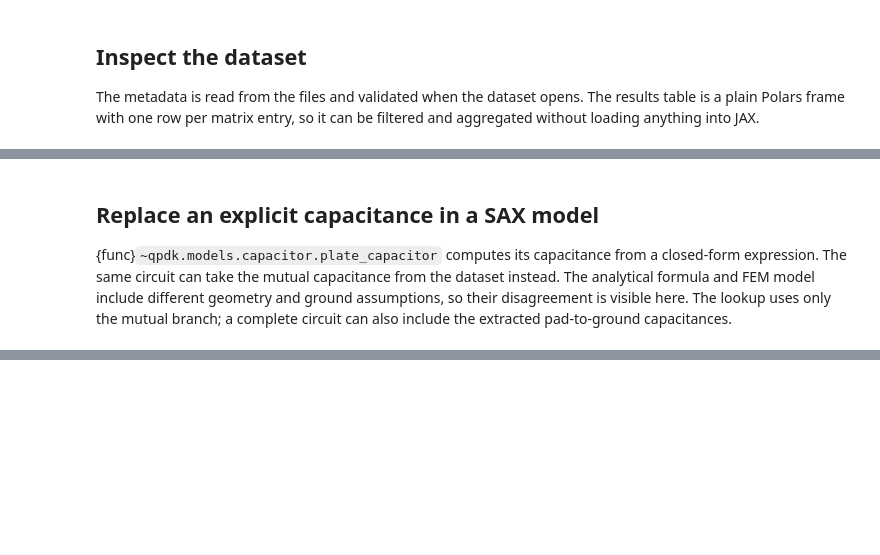
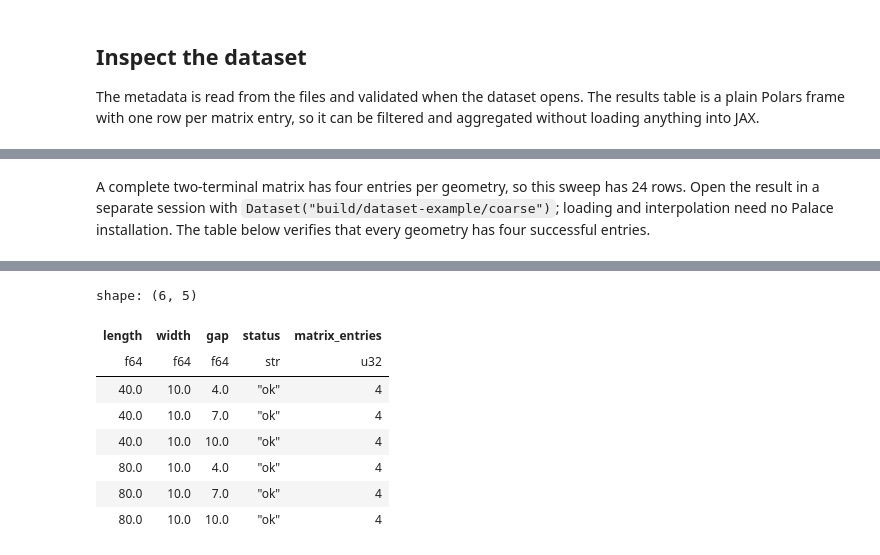
Before and after one commit to gdsfactory/quantum-rf-pdk, a Jupyter notebook: notebooks/fem_dataset_lookup.ipynb, the cells around one changed output, grey strips where cells are left out. Cells and saved outputs as stored; diff of their text form; code cells hidden in the pictures; blank space fills up the shorter version.

```diff
--- a/notebooks/fem_dataset_lookup.ipynb
+++ b/notebooks/fem_dataset_lookup.ipynb
@@ -226,42 +220,16 @@ plt.show()
 # %% [markdown]
-## Replace an explicit capacitance in a SAX model
-
-{func}`~qpdk.models.capacitor.plate_capacitor` computes its capacitance from a
-closed-form expression. The same circuit can take the mutual capacitance from
-the dataset instead. The analytical formula and FEM model include different
-geometry and ground assumptions, so their disagreement is visible here. The
-lookup uses only the mutual branch; a complete circuit can also include the
-extracted pad-to-ground capacitances.
+A complete two-terminal matrix has four entries per geometry, so this sweep
+has 24 rows. Open the result in a separate session with
+`Dataset("build/dataset-example/coarse")`; loading and interpolation need no
+Palace installation. The table below verifies that every geometry has four
+successful entries.
 # %%
-def plate_capacitor_lookup(
-    *,
-    f=DEFAULT_FREQUENCY,
-    length: float = 80.0,
-    width: float = 5.0,
-    gap: float = 7.0,
-    cross_section="cpw",
-) -> sax.SDict:
-    """Plate capacitor with the mutual capacitance looked up from the dataset."""
-    f = jnp.asarray(f)
-    c_mutual = maxwell_to_mutual(c_maxwell(length=length, width=width, gap=gap))[0, 1]
-    return capacitor(
-        f=f, capacitance=c_mutual, z0=cpw_z0_from_cross_section(cross_section, f)
-    )
-
-
-f = jnp.linspace(1e9, 10e9, 201)
-s_lookup = jax.jit(
-    lambda gap: plate_capacitor_lookup(f=f, length=80.0, width=10.0, gap=gap)
-)(7.0)
-s_analytical = plate_capacitor(f=f, length=80.0, width=10.0, gap=7.0)
-
-fig, ax = plt.subplots()
-ax.plot(f / 1e9, 20 * np.log10(np.abs(s_analytical["o1", "o2"])), label="analytical")
-ax.plot(
-    f / 1e9, 20 * np.log10(np.abs(s_lookup["o1", "o2"])), "--", label="dataset lookup"
+(
+    generated
+    .scan()
+    .group_by("length", "width", "gap", "status")
+    .len(name="matrix_entries")
+    .sort("length", "gap")
+    .collect()
 )
-ax.set_xlabel(r"Frequency $f$ ($\text{GHz}$)")
-ax.set_ylabel(r"$|S_{21}|$ ($\text{dB}$)")
-ax.legend()
-plt.show()
 # %% [output]
@@ -269 +236,10 @@ plt.show()
+shape: (6, 5)
+| length | width | gap | status | matrix_entries |
+| f64 | f64 | f64 | str | u32 |
+| 40.0 | 10.0 | 4.0 | "ok" | 4 |
+| 40.0 | 10.0 | 7.0 | "ok" | 4 |
+| 40.0 | 10.0 | 10.0 | "ok" | 4 |
+| 80.0 | 10.0 | 4.0 | "ok" | 4 |
+| 80.0 | 10.0 | 7.0 | "ok" | 4 |
+| 80.0 | 10.0 | 10.0 | "ok" | 4 |
 # %% [markdown]
```
Also changed, not shown: parts of 21 cells of this notebook, 7 other files.
